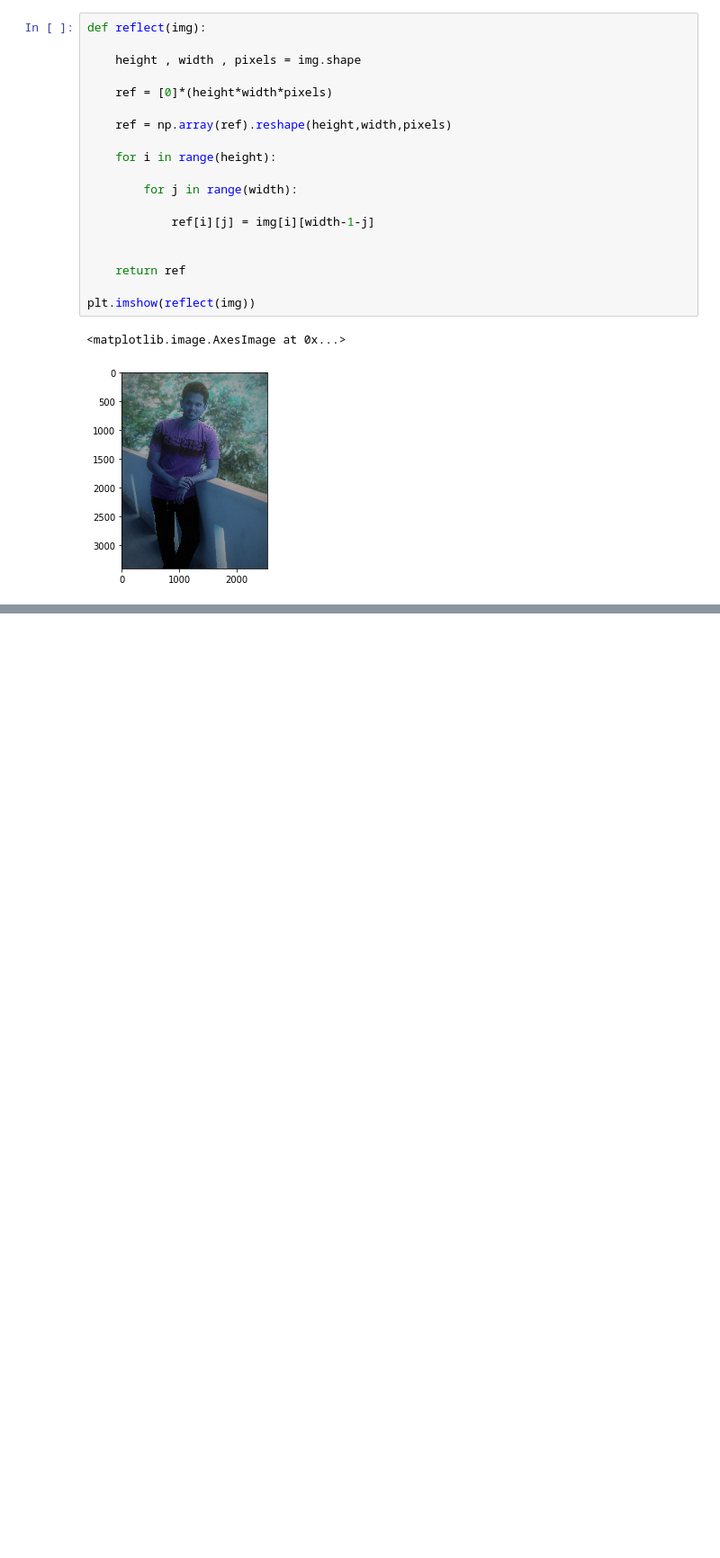
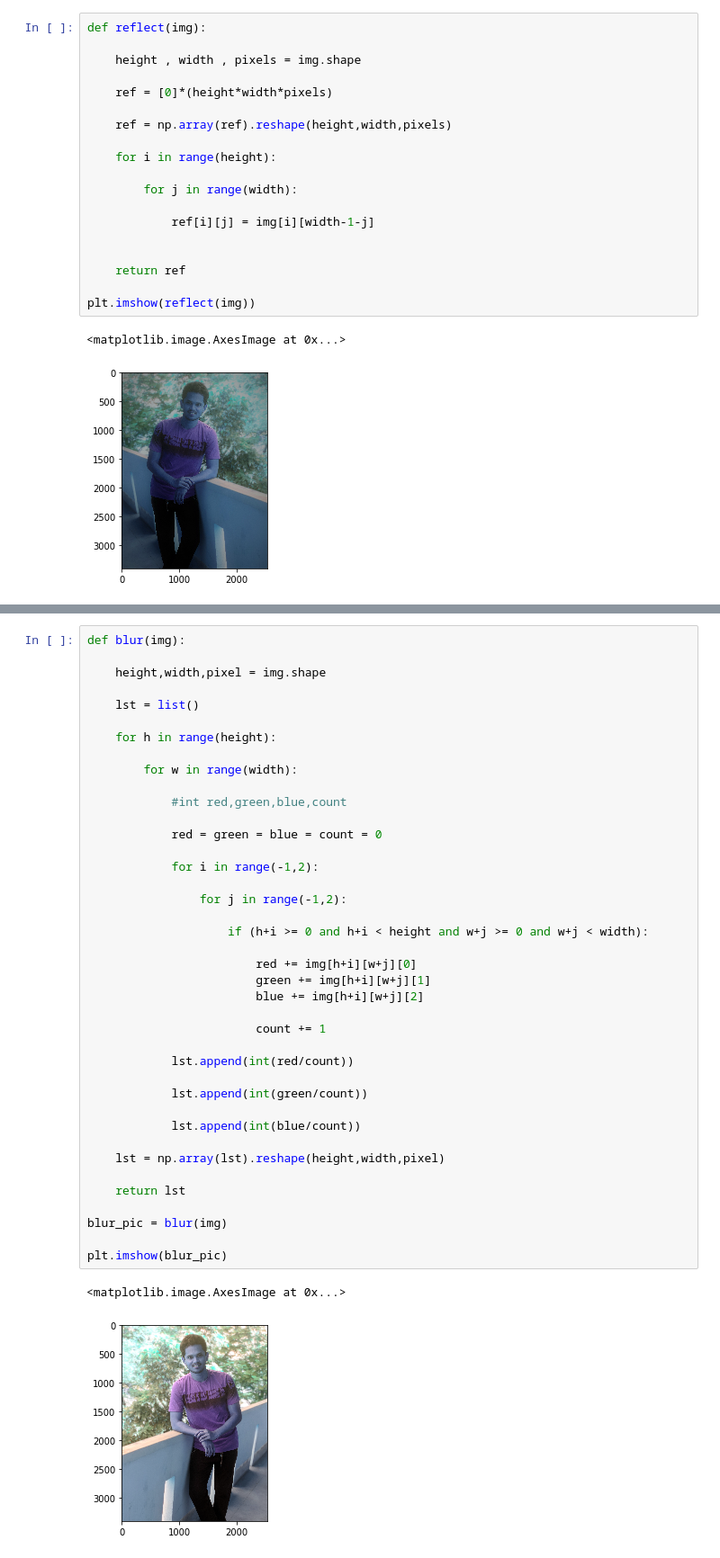
Before and after one commit to Balajikalva/CS50, a Jupyter notebook: lecture4/filter.ipynb, the cells around one changed output, grey strips where cells are left out. Shown at 90% size. Drawn from its saved outputs; the diff is of its cells as text; blank space fills up the shorter version.

```diff
--- a/lecture4/filter.ipynb
+++ b/lecture4/filter.ipynb
@@ -100,0 +171,43 @@ plt.imshow(reflect(img))
+# %%
+def blur(img):
+
+    height,width,pixel = img.shape
+
+    lst = list()
+
+    for h in range(height):
+
+        for w in range(width):
+
+            #int red,green,blue,count
+
+            red = green = blue = count = 0
+
+            for i in range(-1,2):
+
+                for j in range(-1,2):
+
+                    if (h+i >= 0 and h+i < height and w+j >= 0 and w+j < width):
+
+                        red += img[h+i][w+j][0]
+                        green += img[h+i][w+j][1]
+                        blue += img[h+i][w+j][2]
+
+                        count += 1
+
+            lst.append(int(red/count))
+
+            lst.append(int(green/count))
+
+            lst.append(int(blue/count))
+
+    lst = np.array(lst).reshape(height,width,pixel)
+
+    return lst
+
+blur_pic = blur(img)
+
+plt.imshow(blur_pic)
+# %% [output]
+<matplotlib.image.AxesImage at 0x...>
+[figure, added]
```
Also changed, not shown: parts of 5 cells of this notebook.
